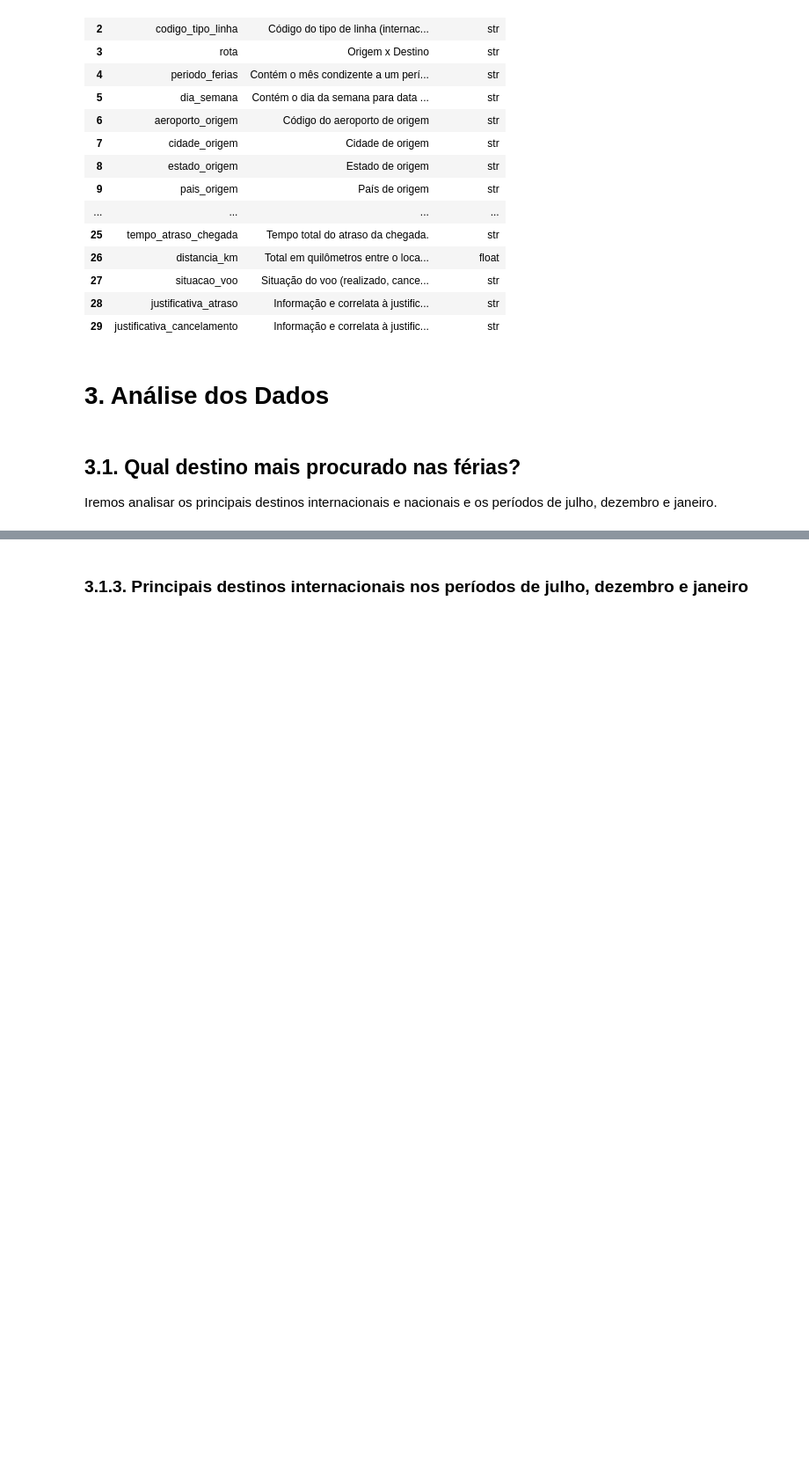
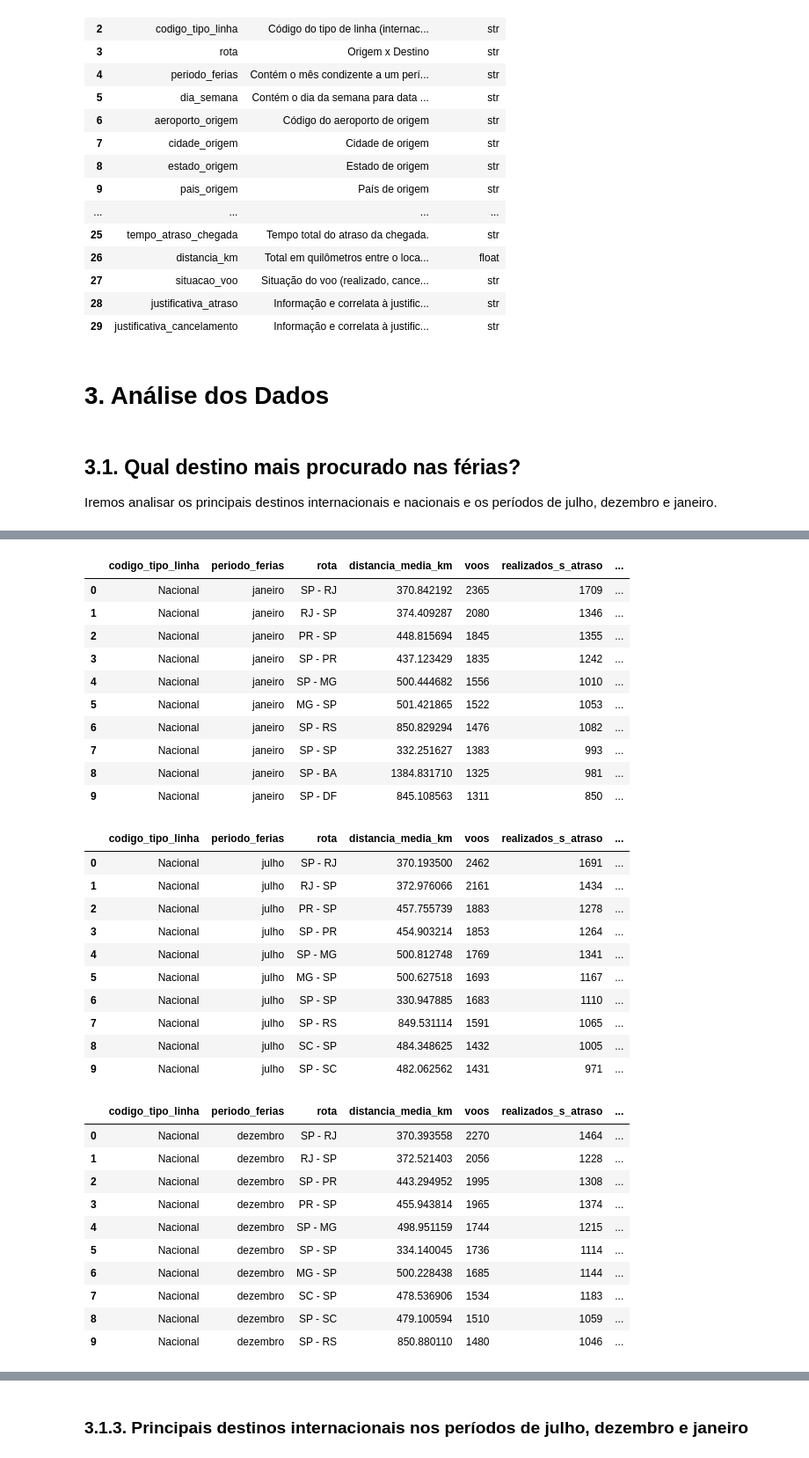
Before and after one commit to rderoncio/a3_bigdata_analisedados, a Jupyter notebook: A3/anac_análise_exploratória.ipynb, the cells around one changed output, grey strips where cells are left out. Shown at 88% size. Drawn from its saved outputs; the diff is of its cells as text; code cells hidden in the pictures; blank space fills up the shorter version.

Commit message:
ajustes metodo get_voos_ferias_linha_periodo

```diff
--- a/A3/anac_análise_exploratória.ipynb
+++ b/A3/anac_análise_exploratória.ipynb
@@ -427,11 +384,0 @@ for periodo in AnacVoos.periodo_ferias():
-# %%
-# Plot
-for periodo in AnacVoos.periodo_ferias():
-    Plot.periodo_ferias_tipo_linha(
-        dataframe=regionais.query("periodo_ferias == @periodo").nlargest(10, 'voos').reset_index(drop=True),
-        periodo_ferias=periodo,
-        grid=False,
-        context='cyberpunk',
-        figsize=(19, 10),
-        suptitle=f'10 Principais destinos regionais no período de {periodo}.'
-    )
@@ -444,16 +384,0 @@ for periodo in AnacVoos.periodo_ferias():
-# %%
-# Dataframe
-nacionais = AnacVoos.get_voos_ferias_tipo_linha(
-    codigo_tipo_linha='Nacional',
-    percentuais=[
-        ['tx_realizados', 'realizados_s_atraso'],
-        ['tx_atrasos', 'realizados_c_atraso'],
-        ['tx_cancelados', 'cancelados']],
-    round=2
-)
-
-for periodo in AnacVoos.periodo_ferias():
-    print(
-        f"\n\n10 Destinos nacionais mais procurados no período de {periodo}:")
-    display(regionais.query("periodo_ferias == @periodo").nlargest(10,
-            'voos').reset_index(drop=True))
@@ -497,3 +385,54 @@ for periodo in AnacVoos.periodo_ferias():
+# %%
+#DataFrame
+linha = AnacVoos.tipo_linha()[2]
+periodos = AnacVoos.periodo_ferias()
+
+for periodo in periodos:
+    nacionais = AnacVoos.get_voos_ferias_linha_periodo(
+        cols_percentuais=[
+            ['tx_realizados', 'realizados_s_atraso'],
+            ['tx_atrasos', 'realizados_c_atraso'],
+            ['tx_cancelados', 'cancelados']],
+        cols_groupyby=['codigo_tipo_linha', 'periodo_ferias', 'rota'],
+        round=2, linha=linha, periodo=periodo
+    ).reset_index()
+
+    display(nacionais.reindex(
+        columns=['codigo_tipo_linha', 'periodo_ferias', 'rota', 'distancia_media_km', 'voos', 'realizados_s_atraso', 'tx_realizados', 'realizados_c_atraso', 'tx_atrasos', 'cancelados', 'tx_cancelados']))
+# %% [output]
+|  | codigo_tipo_linha | periodo_ferias | rota | distancia_media_km | voos | realizados_s_atraso | ... |
+| 0 | Nacional | janeiro | SP - RJ | 370.842192 | 2365 | 1709 | ... |
+| 1 | Nacional | janeiro | RJ - SP | 374.409287 | 2080 | 1346 | ... |
+| 2 | Nacional | janeiro | PR - SP | 448.815694 | 1845 | 1355 | ... |
+| 3 | Nacional | janeiro | SP - PR | 437.123429 | 1835 | 1242 | ... |
+| 4 | Nacional | janeiro | SP - MG | 500.444682 | 1556 | 1010 | ... |
+| 5 | Nacional | janeiro | MG - SP | 501.421865 | 1522 | 1053 | ... |
+| 6 | Nacional | janeiro | SP - RS | 850.829294 | 1476 | 1082 | ... |
+| 7 | Nacional | janeiro | SP - SP | 332.251627 | 1383 | 993 | ... |
+| 8 | Nacional | janeiro | SP - BA | 1384.831710 | 1325 | 981 | ... |
+| 9 | Nacional | janeiro | SP - DF | 845.108563 | 1311 | 850 | ... |
+|  | codigo_tipo_linha | periodo_ferias | rota | distancia_media_km | voos | realizados_s_atraso | ... |
+| 0 | Nacional | julho | SP - RJ | 370.193500 | 2462 | 1691 | ... |
+| 1 | Nacional | julho | RJ - SP | 372.976066 | 2161 | 1434 | ... |
+| 2 | Nacional | julho | PR - SP | 457.755739 | 1883 | 1278 | ... |
+| 3 | Nacional | julho | SP - PR | 454.903214 | 1853 | 1264 | ... |
+| 4 | Nacional | julho | SP - MG | 500.812748 | 1769 | 1341 | ... |
+| 5 | Nacional | julho | MG - SP | 500.627518 | 1693 | 1167 | ... |
+| 6 | Nacional | julho | SP - SP | 330.947885 | 1683 | 1110 | ... |
+| 7 | Nacional | julho | SP - RS | 849.531114 | 1591 | 1065 | ... |
+| 8 | Nacional | julho | SC - SP | 484.348625 | 1432 | 1005 | ... |
+| 9 | Nacional | julho | SP - SC | 482.062562 | 1431 | 971 | ... |
+|  | codigo_tipo_linha | periodo_ferias | rota | distancia_media_km | voos | realizados_s_atraso | ... |
+| 0 | Nacional | dezembro | SP - RJ | 370.393558 | 2270 | 1464 | ... |
+| 1 | Nacional | dezembro | RJ - SP | 372.521403 | 2056 | 1228 | ... |
+| 2 | Nacional | dezembro | SP - PR | 443.294952 | 1995 | 1308 | ... |
+| 3 | Nacional | dezembro | PR - SP | 455.943814 | 1965 | 1374 | ... |
+| 4 | Nacional | dezembro | SP - MG | 498.951159 | 1744 | 1215 | ... |
+| 5 | Nacional | dezembro | SP - SP | 334.140045 | 1736 | 1114 | ... |
+| 6 | Nacional | dezembro | MG - SP | 500.228438 | 1685 | 1144 | ... |
+| 7 | Nacional | dezembro | SC - SP | 478.536906 | 1534 | 1183 | ... |
+| 8 | Nacional | dezembro | SP - SC | 479.100594 | 1510 | 1059 | ... |
+| 9 | Nacional | dezembro | SP - RS | 850.880110 | 1480 | 1046 | ... |
 # %%
 # Plot
 for periodo in AnacVoos.periodo_ferias():
```
Also changed, not shown: parts of 18 cells of this notebook, 1 other file.
